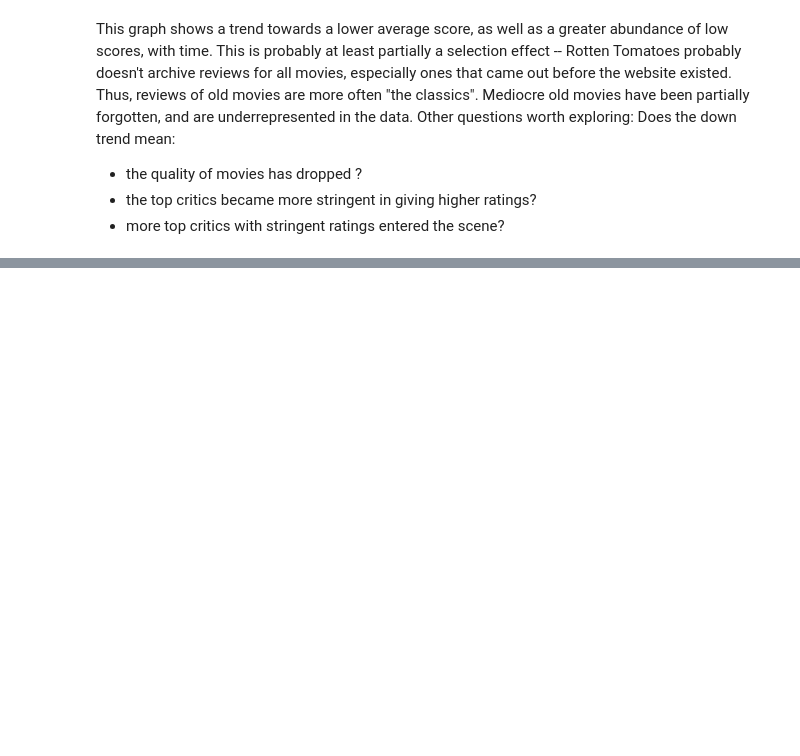
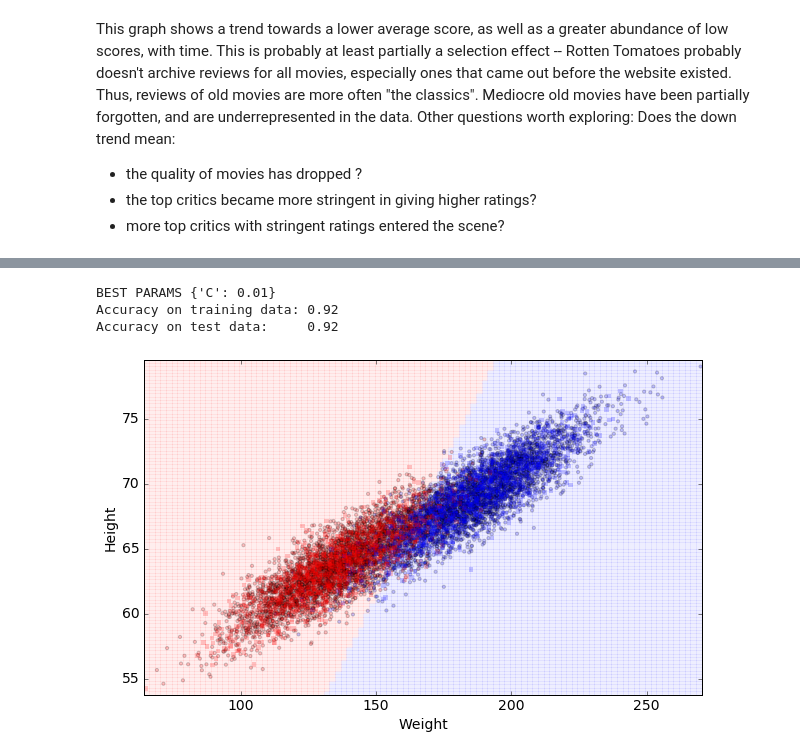
Before and after one commit to xpmanoj/content, a Jupyter notebook: Chart Samples.ipynb, the cells around one changed output, grey strips where cells are left out. Cells and saved outputs as stored; diff of their text form; code cells hidden in the pictures; blank space fills up the shorter version.

```diff
--- a/Chart Samples.ipynb
+++ b/Chart Samples.ipynb
@@ -145,3 +266,6 @@ Does the down trend mean:
 * the quality of movies has dropped ?
 * the top critics became more stringent in giving higher ratings?
 * more top critics with stringent ratings entered the scene?
+# %%
+df=pd.read_csv("01_heights_weights_genders.csv")
+df.head()
@@ -147,0 +279,15 @@ Does the down trend mean:
+# %%
+from sklearn.linear_model import LogisticRegression
+clf_l, Xtrain_l, ytrain_l, Xtest_l, ytest_l  = do_classify(LogisticRegression(), {"C": [0.01, 0.1, 1, 10, 100]}, df, ['Weight', 'Height'], 'Gender','Male')
+# %% [output]
+BEST PARAMS {'C': 0.01}
+Accuracy on training data: 0.92
+Accuracy on test data:     0.92
+# %%
+plt.figure()
+plt.xlabel("Weight")
+plt.ylabel("Height")
+ax=plt.gca()
+points_plot(ax, Xtrain_l, Xtest_l, ytrain_l, ytest_l, clf_l, alpha=0.2);
+# %% [output]
+[figure, added]
```
Also changed, not shown: parts of 4 cells of this notebook, 6 other files.
